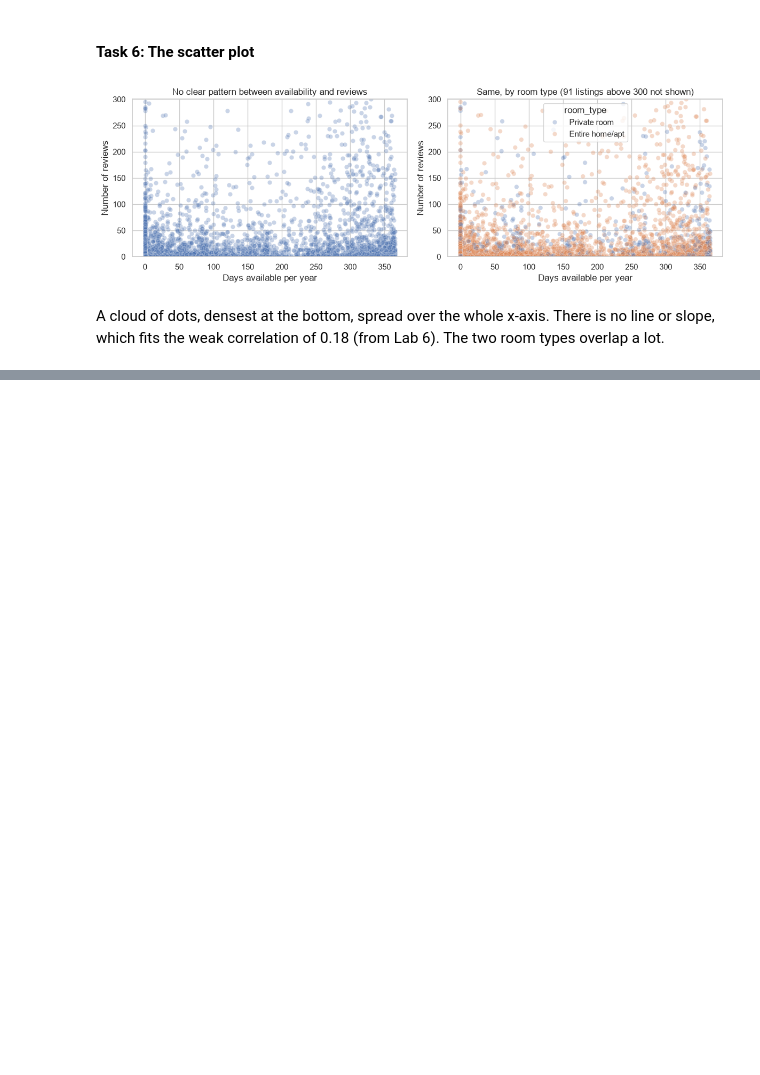
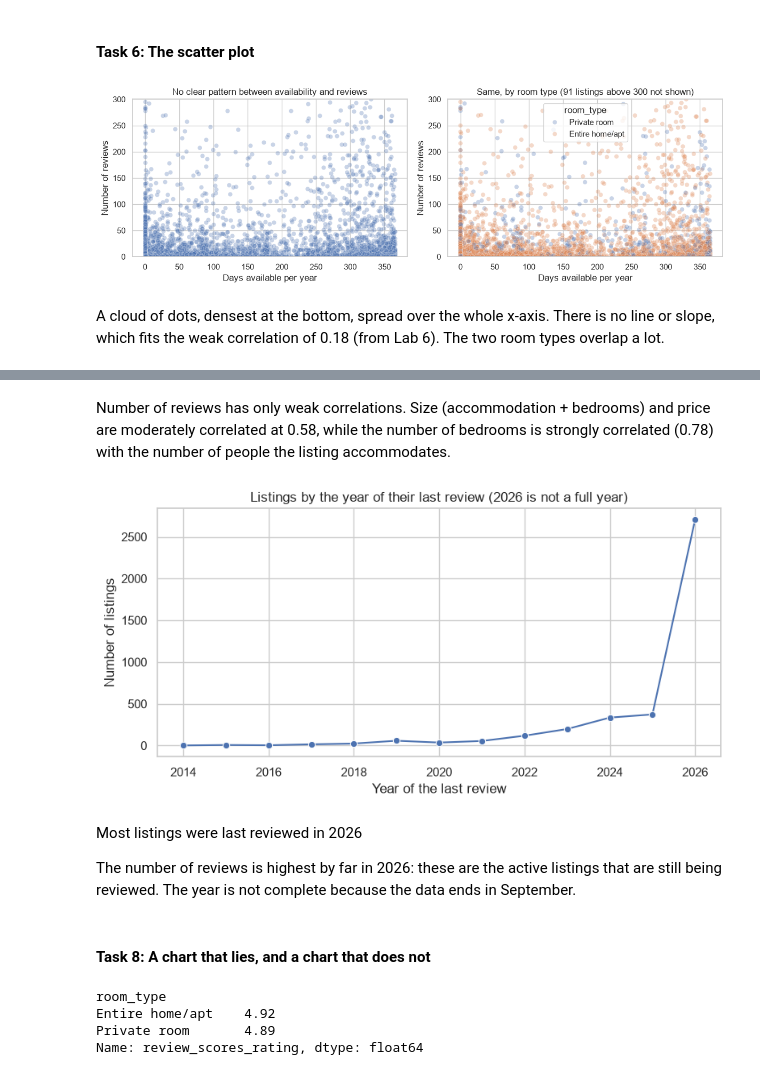
Before and after one commit to VictorSago/Lexicon-Labs, a Jupyter notebook: DataAnalysis/lab7.ipynb, the cells around one changed output, grey strips where cells are left out. Saved outputs shown, nothing was run; the diff lists cells and outputs as text; code cells hidden in the pictures; blank space fills up the shorter version.

```diff
--- a/DataAnalysis/lab7.ipynb
+++ b/DataAnalysis/lab7.ipynb
@@ -217,0 +237,32 @@ A cloud of dots, densest at the bottom, spread over the whole x-axis. There is n
+# %% [markdown]
+Number of reviews has only weak correlations. Size (accommodation + bedrooms) and price are moderately correlated at 0.58, while the number of bedrooms is strongly correlated (0.78) with the number of people the listing accommodates.
+# %%
+# Listings per year of the last review.
+per_year = listings["last_review"].dt.year.value_counts().sort_index()
+
+fig, ax = plt.subplots(figsize=(9, 4))
+
+sns.lineplot(x=per_year.index, y=per_year.values, marker="o", ax=ax)
+
+ax.set_title("Listings by the year of their last review (2026 is not a full year)")
+ax.set_xlabel("Year of the last review")
+ax.set_ylabel("Number of listings")
+
+plt.show()
+# %% [output]
+[figure, added]
+# %% [markdown]
+Most listings were last reviewed in 2026
+
+The number of reviews is highest by far in 2026: these are the active listings that are still being reviewed. The year is not complete because the data ends in September.
+# %% [markdown]
+#### Task 8: A chart that lies, and a chart that does not
+# %%
+# Median rating for the two big room types.
+medians = big.groupby("room_type")["review_scores_rating"].median()
+print(medians)
+# %% [output]
+room_type
+Entire home/apt    4.92
+Private room       4.89
+Name: review_scores_rating, dtype: float64
```
Also changed, not shown: parts of 5 cells of this notebook, 1 other file.
